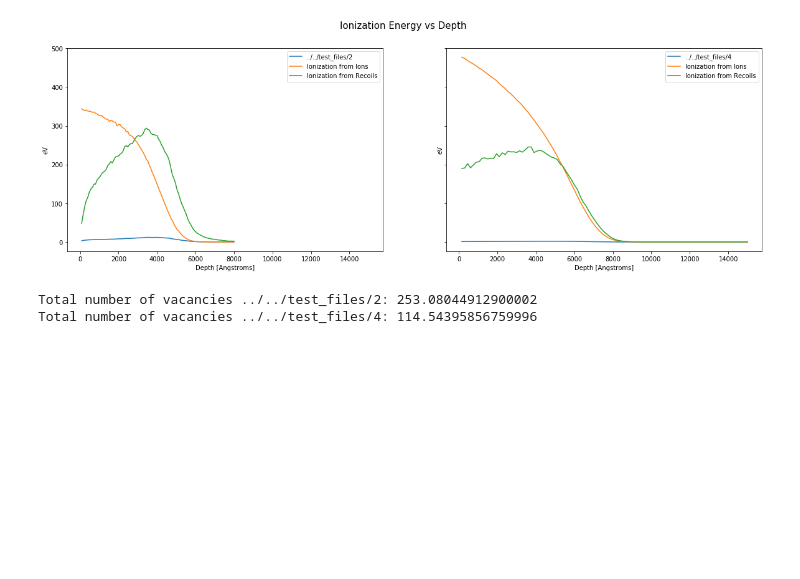
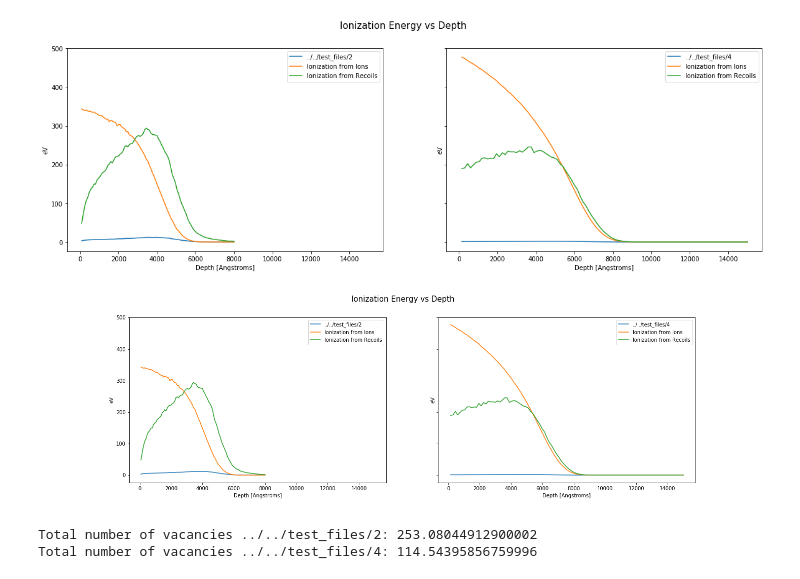
Before and after one commit to costrouc/pysrim, a Jupyter notebook: examples/notebooks/Analysis.ipynb, the cells around one changed output. Drawn from its saved outputs; the diff is of its cells as text; code cells hidden in the pictures; blank space fills up the shorter version.

```diff
--- a/examples/notebooks/Analysis.ipynb
+++ b/examples/notebooks/Analysis.ipynb
@@ -166,5 +177,9 @@ fig.set_size_inches((20, 6))
 # %% [output]
 [figure]
+# %%
+Image(filename=os.path.join(image_directory, 'ionizationvsdepth.png'))
+# %% [output]
+[figure, added]
 # %%
 fig, ax = plt.subplots()
 
```
Also changed, not shown: parts of 10 cells of this notebook, 15 other files.
